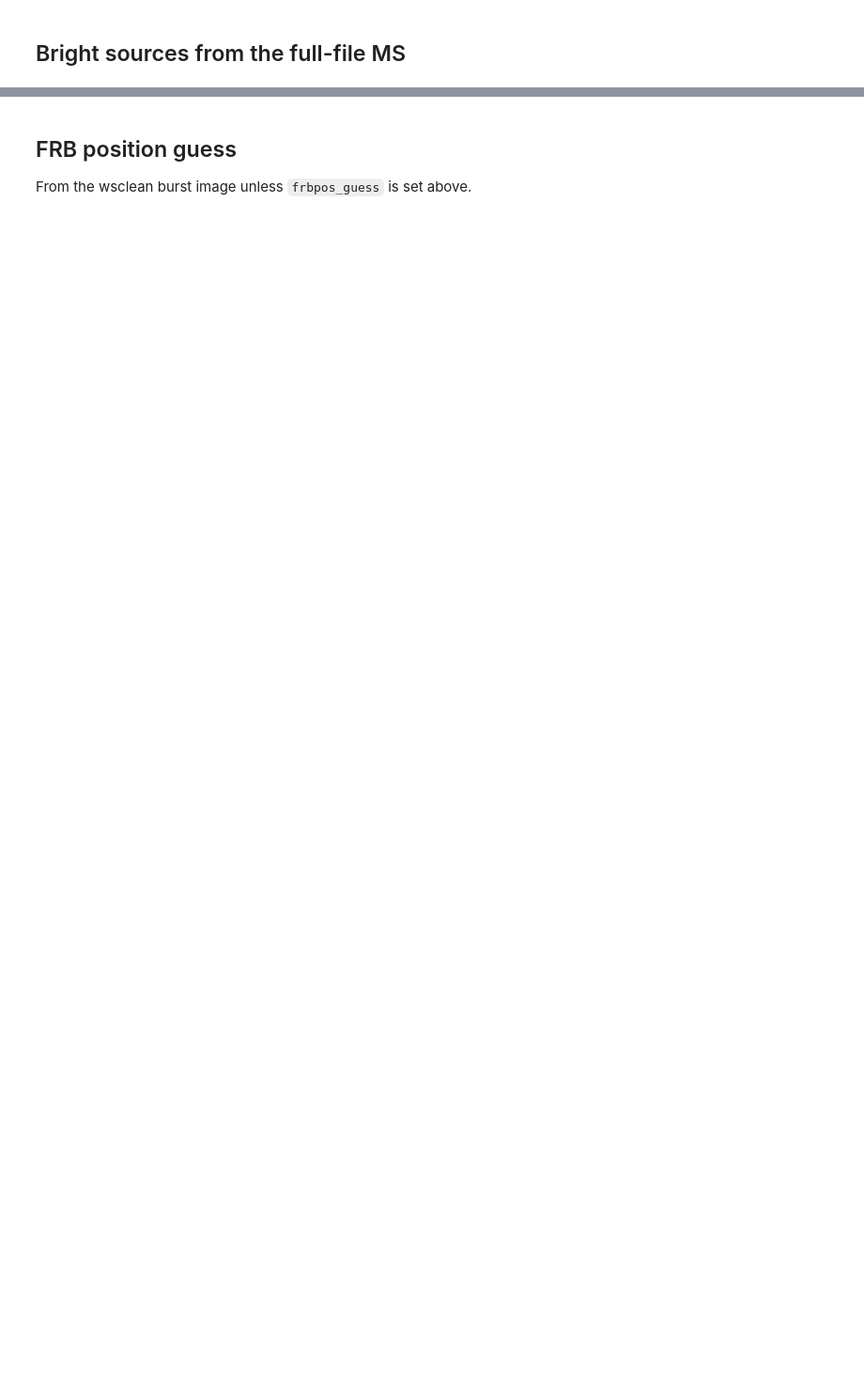
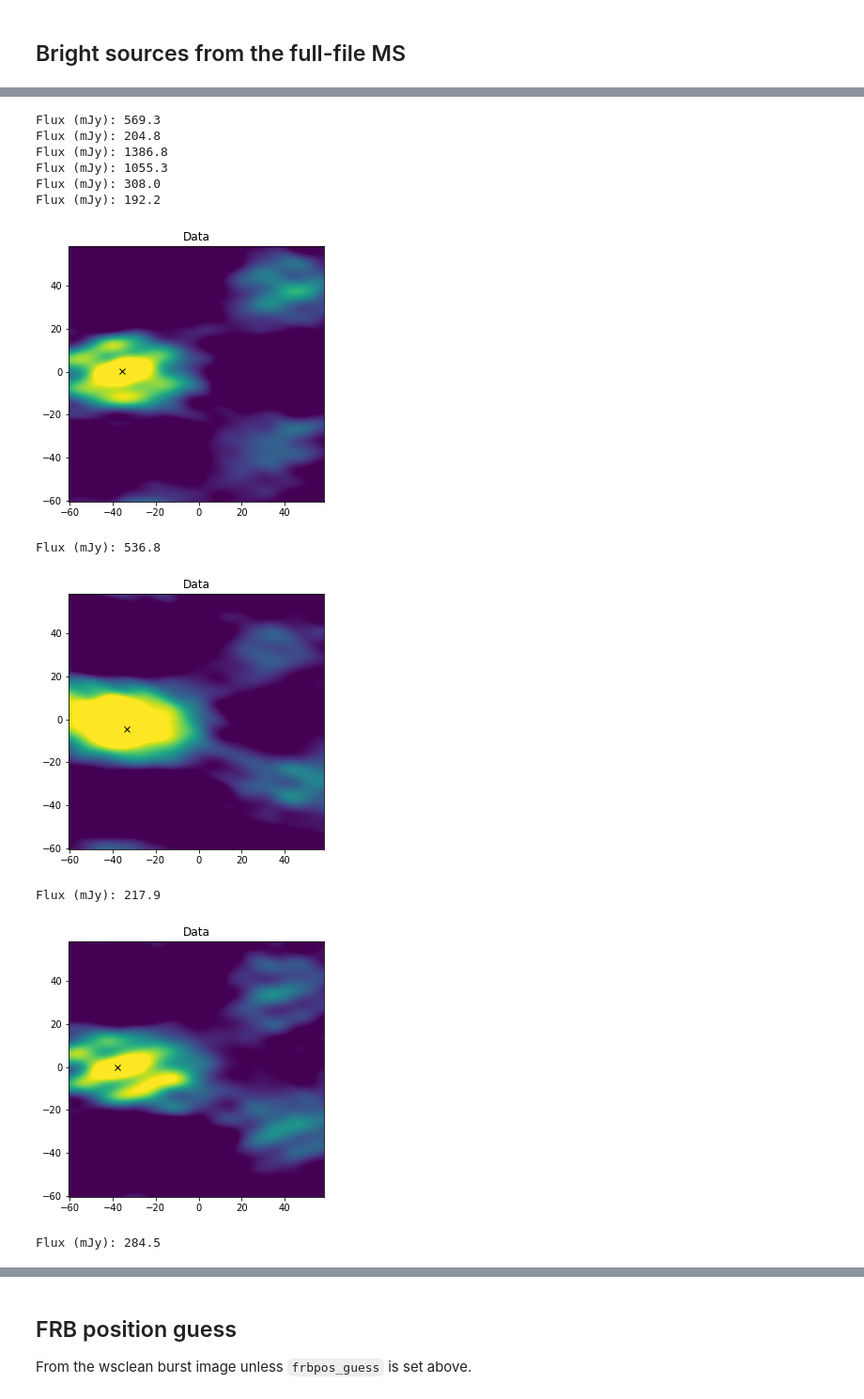
Before and after one commit to dsa110/dsa110-voltage-imaging, a Jupyter notebook: notebooks/localize.ipynb, the cells around one changed output, grey strips where cells are left out. Shown at 94% size. Drawn from its saved outputs; the diff is of its cells as text; code cells hidden in the pictures; blank space fills up the shorter version.

```diff
--- a/notebooks/localize.ipynb
+++ b/notebooks/localize.ipynb
@@ -260,32 +307,45 @@ if do_image_full:
 d2 = fits.open(f'{odir}/images/full-image.fits')
 image2 = d2[0].data[0, 0, :, :]
 w2 = WCS(d2[0].header)
 skypos2 = w2.wcs_pix2world(image2.shape[0] / 2, image2.shape[0] / 2, 0, 0, 0)
 pos2 = SkyCoord([skypos2[0]], [skypos2[1]], unit=(u.deg, u.deg))
 
 flux_lt, maj_lt, rad_lt = 150., 30.0, 2.5
 idx, d2d, d3d = coords.match_to_catalog_sky(pos2)
 wrs = np.where((flux > flux_lt) & (maj < maj_lt) & (d2d.deg < rad_lt))[0]
 ccoords, fflux2b, mmaj = coords[wrs], flux[wrs], maj[wrs]
 
 world_coords = np.zeros((len(ccoords), 4))
 world_coords[:, 0] = ccoords.ra.value
 world_coords[:, 1] = ccoords.dec.value
 world_coords[:, 2] = 1.405e9
 world_coords[:, 3] = 1.
 pix_coords = w2.wcs_world2pix(world_coords, 0)
 rapix = np.floor(pix_coords[:, 0]).astype(int)
 depix = np.floor(pix_coords[:, 1]).astype(int)
 
 fit_amp2 = np.zeros(len(rapix))
 fit_ra2 = np.zeros(len(rapix))
 fit_dec2 = np.zeros(len(rapix))
 for i in range(len(rapix)):
     print('Flux (mJy):', fflux2b.iloc[i])
-    pp = fit_src(image2, rapix[i], depix[i], nside=40, method='interp',
-                 myvmin=-0.00003, myvmax=0.003)
+    pp = fit_src(image2, rapix[i], depix[i], nside=120, method='interp',
+                 myvmin=-0.0003, myvmax=0.03)
     if pp is not None:
         famp, fx, fy = pp
         fit_amp2[i], fit_ra2[i], fit_dec2[i] = famp, -fy, fx
     else:
         fit_amp2[i] = -1.
+# %% [output]
+Flux (mJy): 569.3
+Flux (mJy): 204.8
+Flux (mJy): 1386.8
+Flux (mJy): 1055.3
+Flux (mJy): 308.0
+Flux (mJy): 192.2
+[figure, added]
+Flux (mJy): 536.8
+[figure, added]
+Flux (mJy): 217.9
+[figure, added]
+Flux (mJy): 284.5
```
Also changed, not shown: parts of 16 cells of this notebook, 4 other files.
